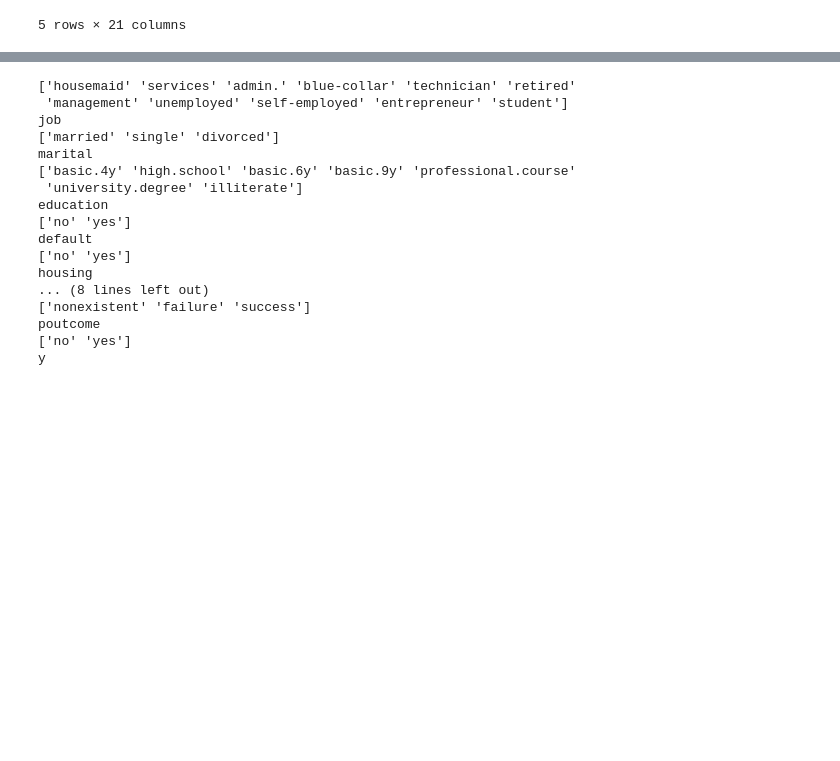
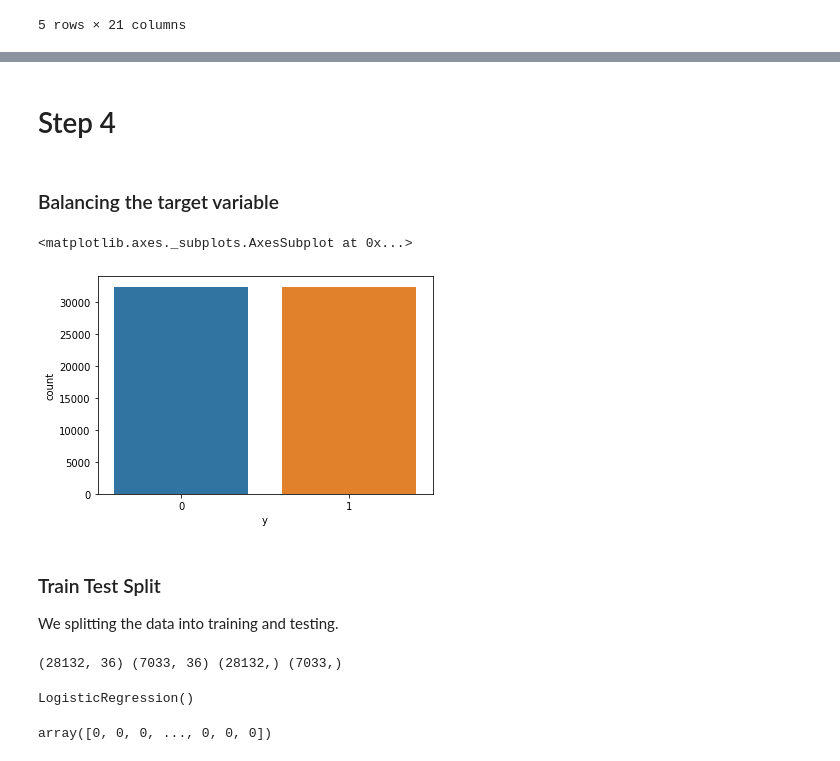
Before and after one commit to karenL26/logistic-regression-project, a Jupyter notebook: src/explore.ipynb, the cells around one changed output, grey strips where cells are left out. Cells and saved outputs as stored; diff of their text form; code cells hidden in the pictures; blank space fills up the shorter version.

```diff
--- a/src/explore.ipynb
+++ b/src/explore.ipynb
@@ -25,0 +446,4 @@ df.head()
+# %%
+# Ordinal variables
+df['education']=df['education'].map({'illiterate': 0, 'middle_school':1, 'high.school':2, 'professional.course':3,'university.degree':4})
+df['education'].head(5)
@@ -26,3 +457,8 @@ df.head()
+# %%
+# Binary variables
+df['default'] = df['default'].map({'no': 0, 'yes':1})
+df['housing'] = df['housing'].map({'no': 0, 'yes':1})
+df['loan'] = df['loan'].map({'no': 0, 'yes':1})
 # %%
 df.info()
 # %% [output]
@@ -102,22 +482,27 @@ for col  in df.select_dtypes(include="O").columns:
-# %%
-for col  in df.select_dtypes(include="O").columns:
-    print(df[col].unique())
-    print(col)
-# %% [output]
-['housemaid' 'services' 'admin.' 'blue-collar' 'technician' 'retired'
- 'management' 'unemployed' 'self-employed' 'entrepreneur' 'student']
-job
-['married' 'single' 'divorced']
-marital
-['basic.4y' 'high.school' 'basic.6y' 'basic.9y' 'professional.course'
- 'university.degree' 'illiterate']
-education
-['no' 'yes']
-default
-['no' 'yes']
-housing
-... (8 lines left out)
-['nonexistent' 'failure' 'success']
-poutcome
-['no' 'yes']
-y
+# %% [markdown]
+# Step 4
+# %%
+# Separating the target variable (y) from the predictors(X)
+X=df.drop(['y'],axis=1)
+y=df['y']
+# %% [markdown]
+### Balancing the target variable
+# %%
+# We use random Over-Sampling to add more copies to the minority class
+os =  RandomOverSampler()
+X_new,y_new=os.fit_resample(X,y)
+# %%
+sns.countplot(y_new)
+# %% [output]
+<matplotlib.axes._subplots.AxesSubplot at 0x...>
+[figure, added]
+# %% [markdown]
+### Train Test Split
+
+We splitting the data into training and testing.
+# %%
+# Spliting the dataset into training and testing
+X_train, X_test, y_train, y_test = train_test_split(X, y, test_size=0.2, random_state=42)
+print(X_train.shape,X_test.shape,y_train.shape,y_test.shape)
+# %% [output]
+(28132, 36) (7033, 36) (28132,) (7033,)
@@ -123,0 +514,12 @@ y
+# %%
+# Building a Logistic Regression model with default hyperparameters.
+model = LogisticRegression()
+model.fit(X_train, y_train)
+# %% [output]
+LogisticRegression()
+# %%
+# Predictions
+y_pred = model.predict(X_test)
+y_pred
+# %% [output]
+array([0, 0, 0, ..., 0, 0, 0])
```
Also changed, not shown: parts of 74 cells of this notebook, 3 other files.
